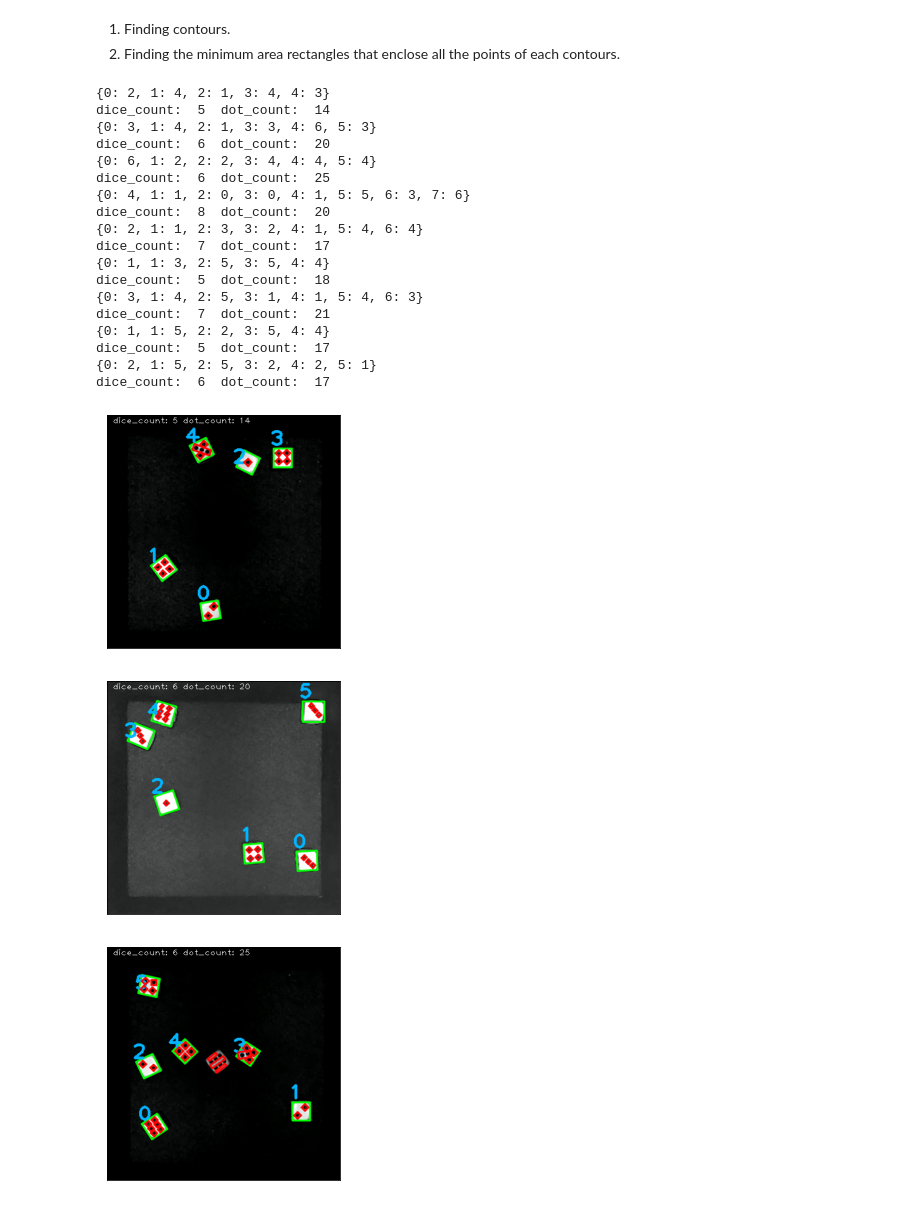
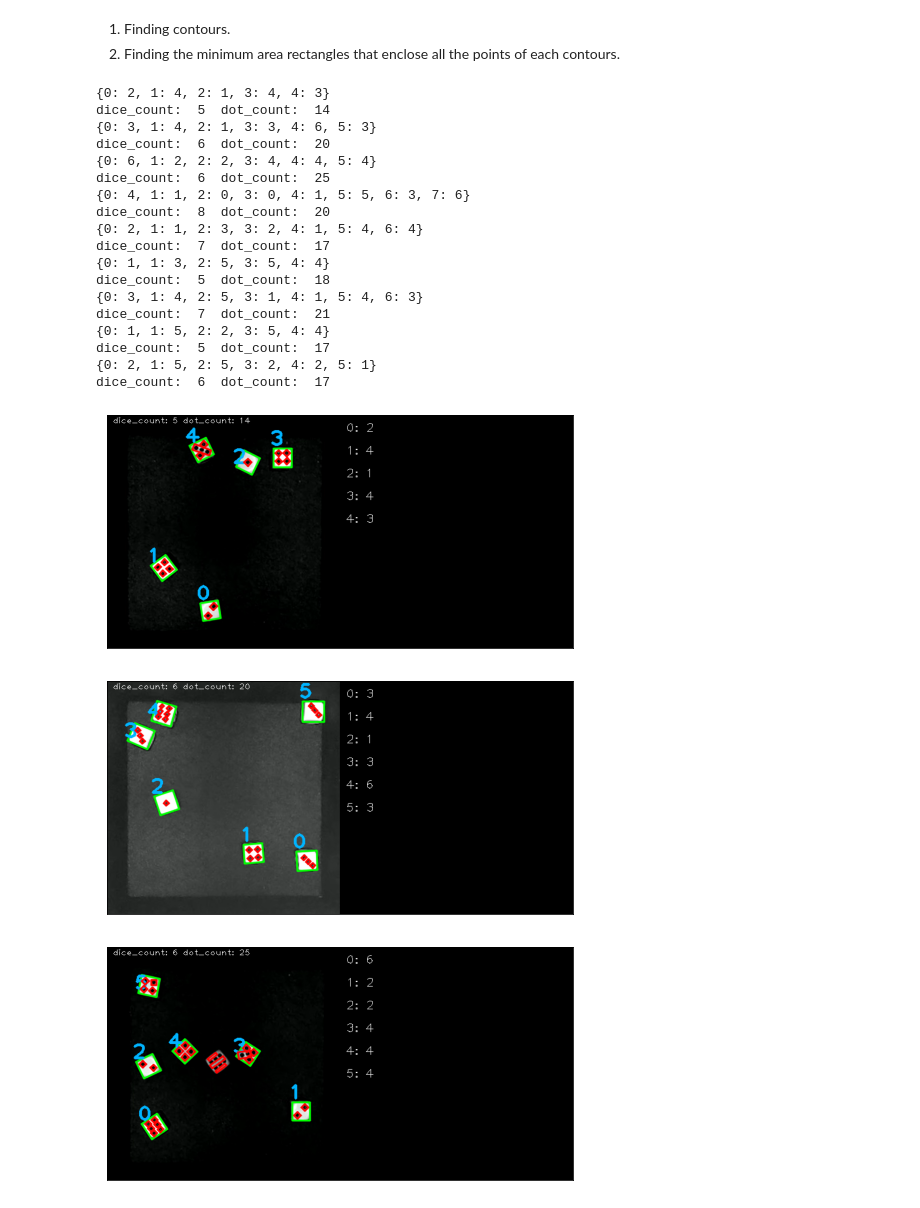
Before and after one commit to kasiabadio/image-recognition, a Jupyter notebook: dices.ipynb, the cells around one changed output. Saved outputs shown, nothing was run; the diff lists cells and outputs as text; code cells hidden in the pictures.

```diff
--- a/dices.ipynb
+++ b/dices.ipynb
@@ -193,43 +190,52 @@ for dice_image, original in zip(dices, original_dices):
                     result = cv2.pointPolygonTest(contours[c], (cX, cY), False)
                     if result > 0:
                         dice_dict[k] += 1
-                    # if centroid is in kontur
-                        # dice_dict[k] += 1
-                        # contours[k]
                     k += 1
                 c += 1
 
             dot_count += 1
 
     print(dice_dict)
 
     # 8. Put dice count and dot count text on a black image
     cv2.putText(original, "dice_count: "+ str(dice_count) + " dot_count: "+ str(dot_count), (10,15), cv2.FONT_HERSHEY_PLAIN, 1, (255, 255, 255))
 
+    height, width, channels = original.shape
+    # Add blank black image and concatenate
+    blank_image = np.zeros((height, width, channels), np.uint8)
+
+    r = 30
+    for key, value in dice_dict.items():
+        cv2.putText(blank_image, str(key) + ": " + str(value), (10, r), cv2.FONT_HERSHEY_PLAIN, 1.5, (255, 255, 255))
+        r += 40
+
+    concatenated = cv2.hconcat([original, blank_image])
+
+
     ax = plt.subplot(6, 3, i+1)
-    ax.imshow(original)
+    ax.imshow(concatenated)
     ax.set_xticks([]), ax.set_yticks([])
-    ax.axis([0, original.shape[1], original.shape[0], 0])
+    ax.axis([0, concatenated.shape[1], concatenated.shape[0], 0])
     print("dice_count: ", dice_count, " dot_count: ", dot_count)
 # %% [output]
 {0: 2, 1: 4, 2: 1, 3: 4, 4: 3}
 dice_count:  5  dot_count:  14
 {0: 3, 1: 4, 2: 1, 3: 3, 4: 6, 5: 3}
 dice_count:  6  dot_count:  20
 {0: 6, 1: 2, 2: 2, 3: 4, 4: 4, 5: 4}
 dice_count:  6  dot_count:  25
 {0: 4, 1: 1, 2: 0, 3: 0, 4: 1, 5: 5, 6: 3, 7: 6}
 dice_count:  8  dot_count:  20
 {0: 2, 1: 1, 2: 3, 3: 2, 4: 1, 5: 4, 6: 4}
 dice_count:  7  dot_count:  17
 {0: 1, 1: 3, 2: 5, 3: 5, 4: 4}
 dice_count:  5  dot_count:  18
 {0: 3, 1: 4, 2: 5, 3: 1, 4: 1, 5: 4, 6: 3}
 dice_count:  7  dot_count:  21
 {0: 1, 1: 5, 2: 2, 3: 5, 4: 4}
 dice_count:  5  dot_count:  17
 {0: 2, 1: 5, 2: 5, 3: 2, 4: 2, 5: 1}
 dice_count:  6  dot_count:  17
-[figure, old version]
+[figure, new version]
-[figure, old version]
+[figure, new version]
-[figure, old version]
+[figure, new version]
```
Also changed, not shown: parts of 3 cells of this notebook.
